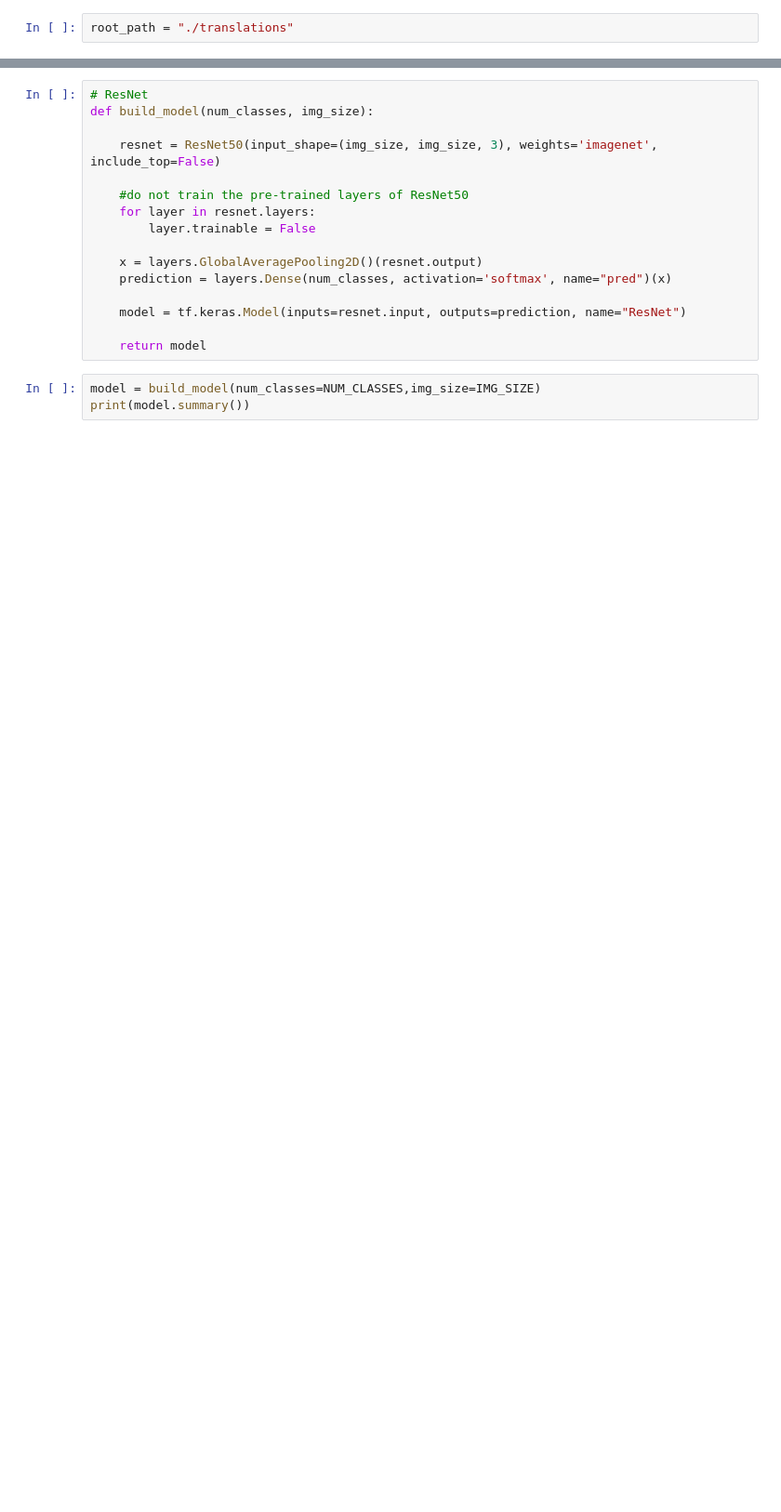
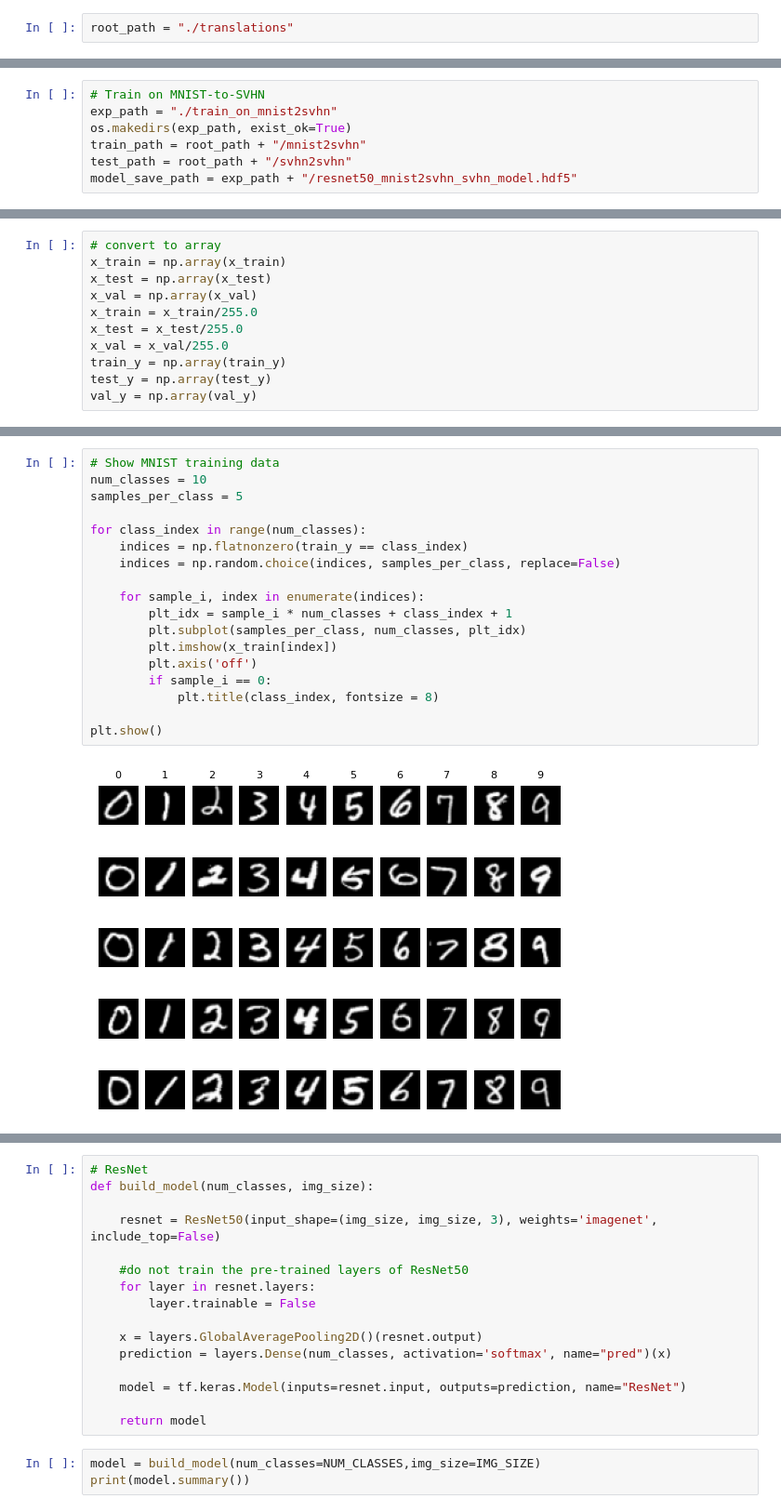
Before and after one commit to chenxr35/mnist-svhn-transfer, a Jupyter notebook: domain_adaptation.ipynb, the cells around one changed output, grey strips where cells are left out. Shown: that part at 93% size. Saved outputs shown, nothing was run; the diff lists cells and outputs as text; blank space fills up the shorter version.

Commit message:
Add training results

```diff
--- a/domain_adaptation.ipynb
+++ b/domain_adaptation.ipynb
@@ -38,0 +23,7 @@ test_y=test_gen.classes
+# %%
+# Train on MNIST-to-SVHN
+exp_path = "./train_on_mnist2svhn"
+os.makedirs(exp_path, exist_ok=True)
+train_path = root_path + "/mnist2svhn"
+test_path = root_path + "/svhn2svhn"
+model_save_path = exp_path + "/resnet50_mnist2svhn_svhn_model.hdf5"
@@ -38,0 +61,11 @@ test_y=test_gen.classes
+# %%
+# convert to array
+x_train = np.array(x_train)
+x_test = np.array(x_test)
+x_val = np.array(x_val)
+x_train = x_train/255.0
+x_test = x_test/255.0
+x_val = x_val/255.0
+train_y = np.array(train_y)
+test_y = np.array(test_y)
+val_y = np.array(val_y)
@@ -38,0 +81,20 @@ test_y=test_gen.classes
+# %%
+# Show MNIST training data
+num_classes = 10
+samples_per_class = 5
+
+for class_index in range(num_classes):
+    indices = np.flatnonzero(train_y == class_index)
+    indices = np.random.choice(indices, samples_per_class, replace=False)
+
+    for sample_i, index in enumerate(indices):
+        plt_idx = sample_i * num_classes + class_index + 1
+        plt.subplot(samples_per_class, num_classes, plt_idx)
+        plt.imshow(x_train[index])
+        plt.axis('off')
+        if sample_i == 0:
+            plt.title(class_index, fontsize = 8)
+
+plt.show()
+# %% [output]
+[figure, added]
```
Also changed, not shown: parts of 17 cells of this notebook, 4 other files.
